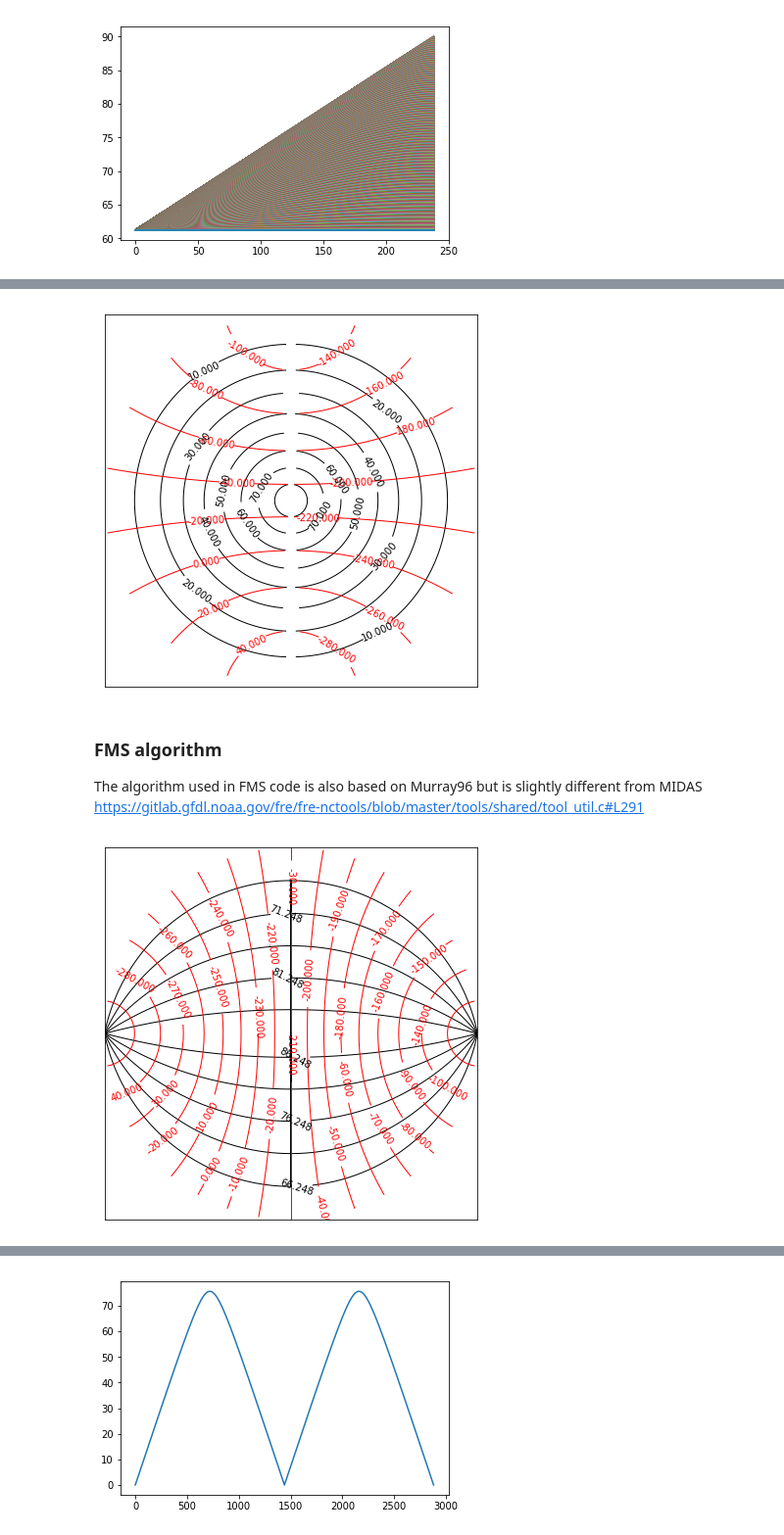
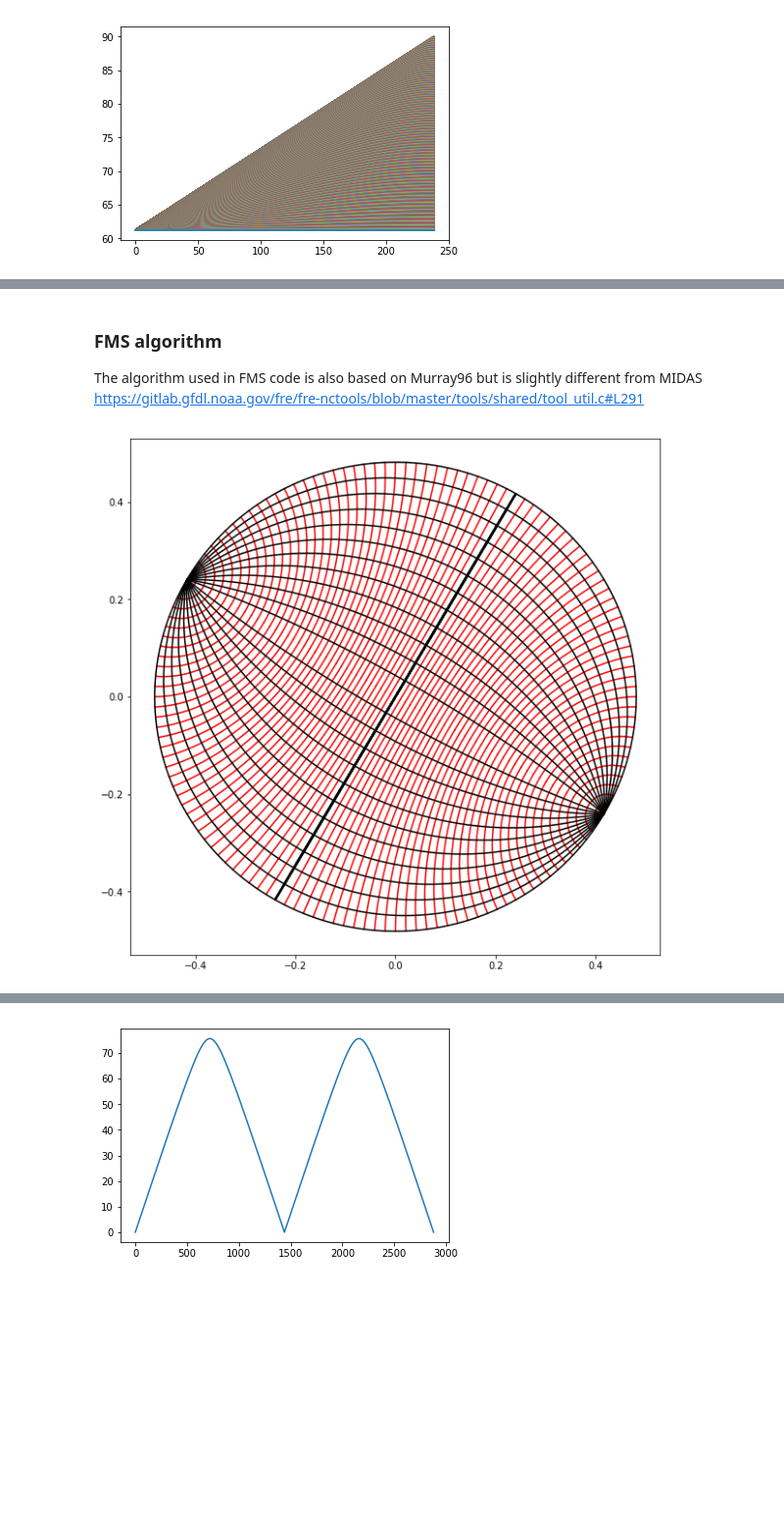
Before and after one commit to nikizadehgfdl/grid_generation, a Jupyter notebook: ocean_grid_tripolar.25.ipynb, the cells around one changed output, grey strips where cells are left out. Shown at 98% size. Saved outputs shown, nothing was run; the diff lists cells and outputs as text; code cells hidden in the pictures; blank space fills up the shorter version.

```diff
--- a/ocean_grid_tripolar.25.ipynb
+++ b/ocean_grid_tripolar.25.ipynb
@@ -52,6 +52,29 @@ def atan2(x,y):
     angle = np.arctan( x / y )
     angle2 = np.where( x>0, angle+np.pi, angle-np.pi )
     return np.where( y>0, angle, angle2)
+
+def mdist(x1,x2):
+  """Returns positive distance modulo 360."""
+  a=np.mod(x1-x2+720.,360.)
+  b=np.mod(x2-x1+720.,360.)
+  d=np.minimum(a,b)
+  return d
+
+def plot_mesh_in_latlon(lam, phi, stride=1, phi_color='k', lam_color='r'):
+    if (phi.shape != lam.shape): raise Exception('Ooops: lam and phi should have same shape')
+    nj,ni = lam.shape
+    for i in range(0,ni,stride):
+        plt.plot(lam[:,i],phi[:,i],lam_color)
+    for j in range(0,nj,stride):
+        plt.plot(lam[j,:],phi[j,:],phi_color)
+#plot_mesh_in_latlon(lams,phis,stride=16)
+def plot_mesh_in_xyz(lam, phi, stride=1, phi_color='k', lam_color='r'):
+    x = np.cos(phi*PI_180) * np.cos(lam*PI_180)
+    y = np.cos(phi*PI_180) * np.sin(lam*PI_180)
+    z = np.sin(phi*PI_180)
+    plot_mesh_in_latlon(x, y, stride=stride, phi_color=phi_color, lam_color=lam_color)
+#plt.figure(figsize=(6,6))
+#plot_mesh_in_xyz(lams, phis, stride=20)
 # %%
 #tripolar grid quantities
 refine=2  # Set to 2 for GIS_025 grid and 4 for GIS_0125
@@ -335,11 +332,3 @@ plot_grid(lamc1,phic1 , lam,phi,lon0=lon_p, dlon=10);
-# %%
-#Equations of the parallels with axis passing through the equator at longitude lon_p (and lon_p+180)
-epsilon = 0.001
-lamc2 = lon_p - np.sign(lam-lon_p-epsilon-180) * np.arccos(np.cos((lam-lon_p)*PI_180)/np.cos(phi*PI_180)) /PI_180
-phic2 = phi
-plot_grid(lamc2,phic2 , lam,phi,lon0=lon_p,dlon=10);
-# %% [output]
-[figure, removed]
 # %% [markdown]
 ### FMS algorithm
 
@@ -349,33 +338,35 @@ def mdist(x1,x2):
   """Returns positive distance modulo 360."""
   a=np.mod(x1-x2+720.,360.)
   b=np.mod(x2-x1+720.,360.)
   d=np.minimum(a,b)
   return d
 
 def bp_lam(x,y,bpeq,rp):
     """bp_lam = ((90-y)/(90-lat_join))*90
        invert Murray's eqn. 5b with phic=0 to place point at specified geo. lat """
     bp_lam = 2.*np.arctan(np.tan((0.5*np.pi-y*PI_180)/2)/rp)/PI_180
     bp_lam = np.where(mdist(x,bpeq)<90.,-bp_lam, bp_lam)
     return bp_lam
 
 def bp_phi(x,y,bpsp,bpnp):
     bps = mdist(x,bpsp)
     bpn = mdist(x,bpnp)
     bp_phi = np.where(bps<90,-90+bps,90-bpn)
     return bp_phi
 
 lamc_fms = bp_lam(lam_cap,phi_cap,lon_p+90,rp)
 phic_fms = bp_phi(lam_cap,phi_cap,lon_p,lon_p+180)
 
 lams_fms = lon_p + 90 - atan2(np.sin(lamc_fms*PI_180),np.tan(phic_fms*PI_180))/PI_180 #eqn.5a
 
 chic_fms = np.arccos(np.cos(lamc_fms*PI_180)*np.cos(phic_fms*PI_180)) #eqn.6
 phis_fms = 90 - 2 * np.arctan(rp*np.tan(chic_fms/2))/PI_180
 
 
 #plt.plot(phis_fms);
-plot_grid( lams_fms,phis_fms, lam_cap,phi_cap,lon0=lon_p, lat0=lat_p, dlat=10, dlon=5)
+#plot_grid( lams_fms,phis_fms, lam_cap,phi_cap,lon0=lon_p, lat0=lat_p, dlat=10, dlon=5)
+plt.figure(figsize=(10,10))
+plot_mesh_in_xyz(lams_fms, phis_fms, stride=20)
 # %% [output]
-[figure, old version]
+[figure, new version]
 # %%
```
Also changed, not shown: parts of 26 cells of this notebook, 3 other files.
